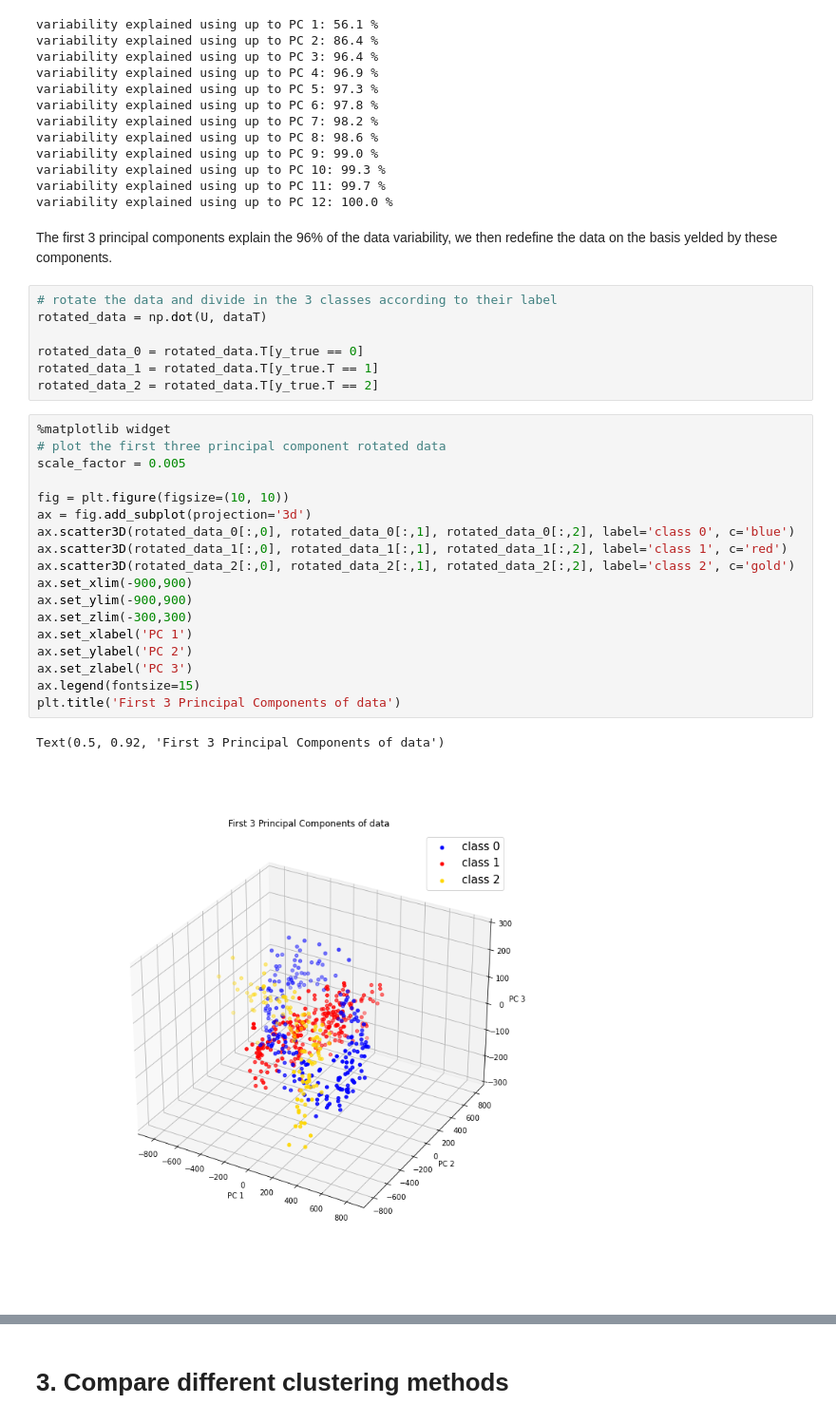
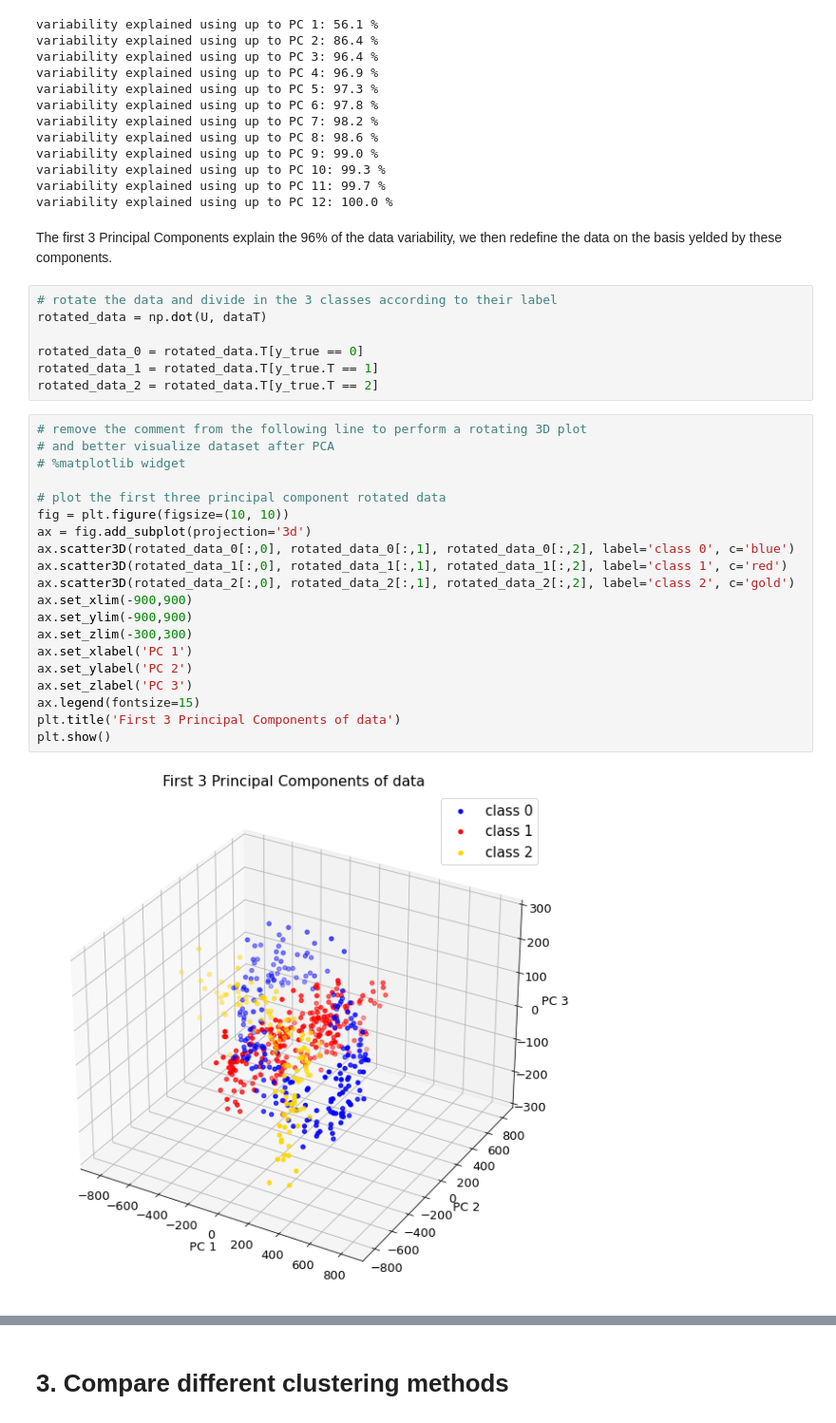
Before and after one commit to giuliadoda/LCP_mod_B, a Jupyter notebook: Ex2/group2406_exercise02.ipynb, the cells around one changed output, grey strips where cells are left out. Shown at 95% size. Cells and saved outputs as stored; diff of their text form.

```diff
--- a/Ex2/group2406_exercise02.ipynb
+++ b/Ex2/group2406_exercise02.ipynb
@@ -336,7 +443,7 @@ variability explained using up to PC 10: 99.3 %
 variability explained using up to PC 11: 99.7 %
 variability explained using up to PC 12: 100.0 %
 # %% [markdown]
-The first 3 principal components explain the 96% of the data variability, we then redefine the data on the basis yelded by these components.
+The first 3 Principal Components explain the 96% of the data variability, we then redefine the data on the basis yelded by these components.
 # %%
 # rotate the data and divide in the 3 classes according to their label
 rotated_data = np.dot(U, dataT)
@@ -345,24 +452,25 @@ rotated_data_0 = rotated_data.T[y_true == 0]
 rotated_data_1 = rotated_data.T[y_true.T == 1]
 rotated_data_2 = rotated_data.T[y_true.T == 2]
 # %%
-%matplotlib widget
+# remove the comment from the following line to perform a rotating 3D plot
+# and better visualize dataset after PCA
+# %matplotlib widget
+
 # plot the first three principal component rotated data
-scale_factor = 0.005
-
 fig = plt.figure(figsize=(10, 10))
 ax = fig.add_subplot(projection='3d')
 ax.scatter3D(rotated_data_0[:,0], rotated_data_0[:,1], rotated_data_0[:,2], label='class 0', c='blue')
 ax.scatter3D(rotated_data_1[:,0], rotated_data_1[:,1], rotated_data_1[:,2], label='class 1', c='red')
 ax.scatter3D(rotated_data_2[:,0], rotated_data_2[:,1], rotated_data_2[:,2], label='class 2', c='gold')
 ax.set_xlim(-900,900)
 ax.set_ylim(-900,900)
 ax.set_zlim(-300,300)
 ax.set_xlabel('PC 1')
 ax.set_ylabel('PC 2')
 ax.set_zlabel('PC 3')
 ax.legend(fontsize=15)
 plt.title('First 3 Principal Components of data')
+plt.show()
 # %% [output]
-Text(0.5, 0.92, 'First 3 Principal Components of data')
-[figure, old version]
+[figure, new version]
 # %%
```
Also changed, not shown: parts of 36 cells of this notebook.
